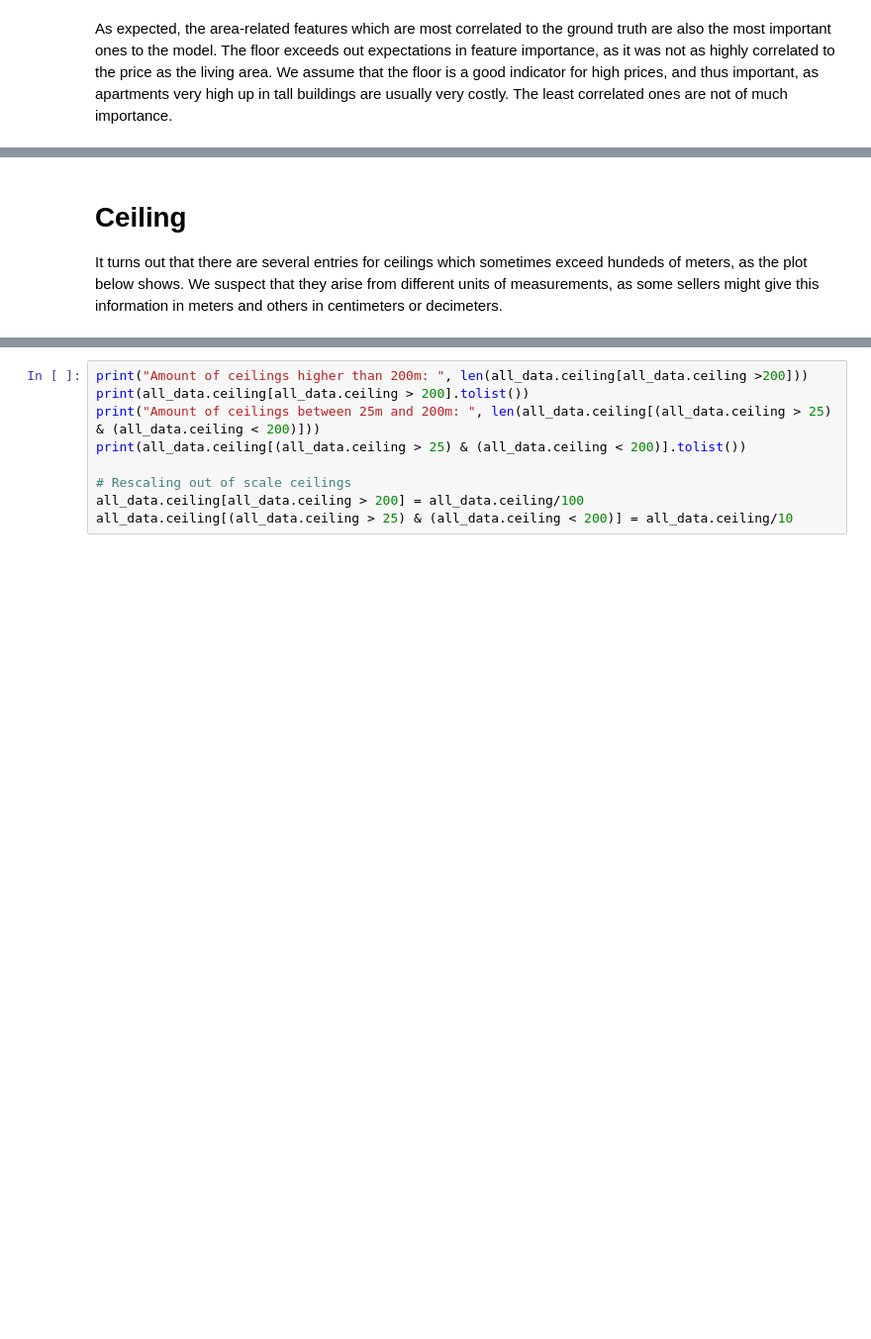
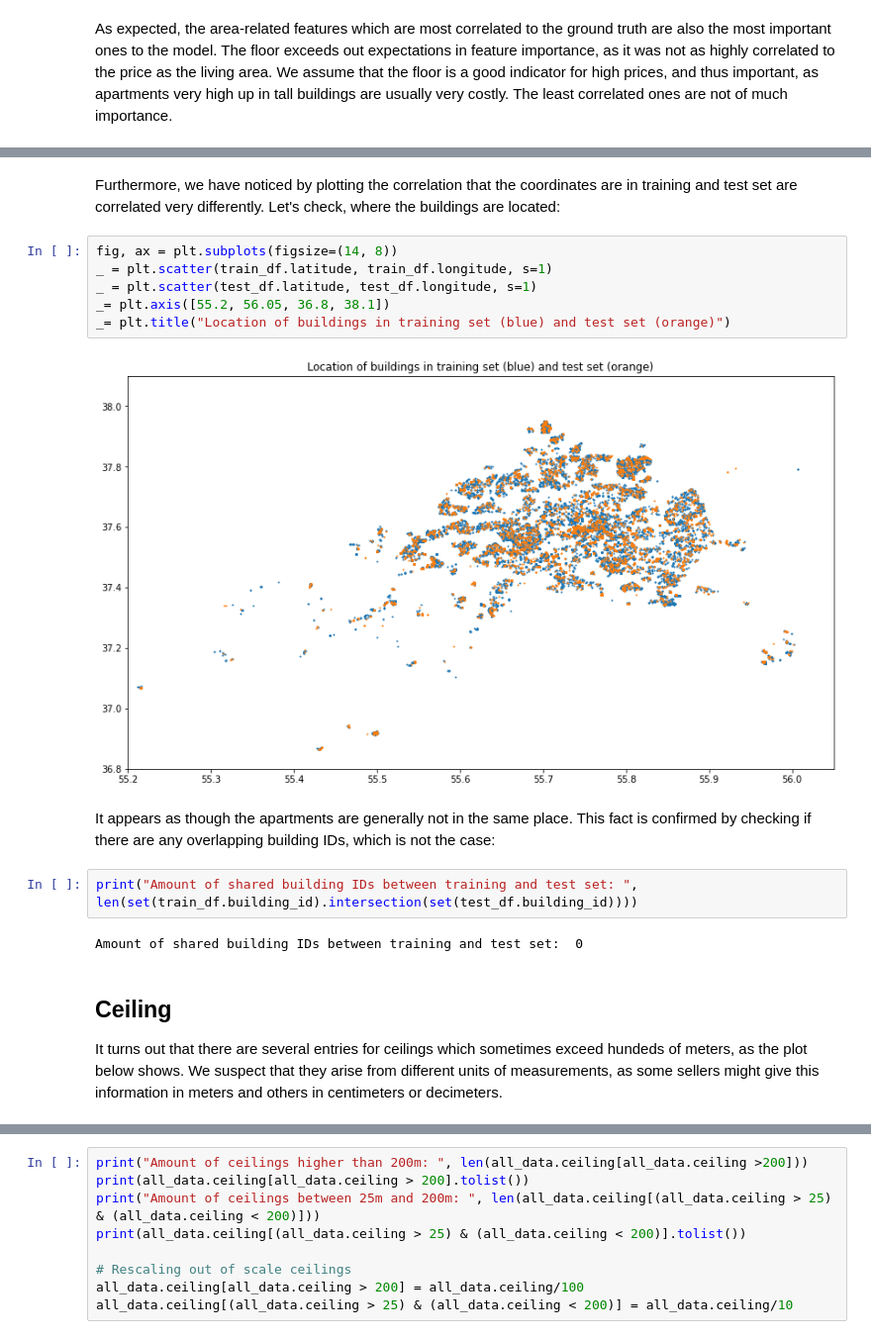
Before and after one commit to kirill-menke/house-pricing-prediction, a Jupyter notebook: group97_long_notebook.ipynb, the cells around one changed output, grey strips where cells are left out. Shown at 99% size. Saved outputs shown, nothing was run; the diff lists cells and outputs as text; blank space fills up the shorter version.

```diff
--- a/group97_long_notebook.ipynb
+++ b/group97_long_notebook.ipynb
@@ -219,4 +268,21 @@ As expected, the area-related features which are most correlated to the ground t
+# %% [markdown]
+
+Furthermore, we have noticed by plotting the correlation that the coordinates are in training and test set are correlated very differently. Let's check, where the buildings are located:
+# %%
+fig, ax = plt.subplots(figsize=(14, 8))
+_ = plt.scatter(train_df.latitude, train_df.longitude, s=1)
+_ = plt.scatter(test_df.latitude, test_df.longitude, s=1)
+_= plt.axis([55.2, 56.05, 36.8, 38.1])
+_= plt.title("Location of buildings in training set (blue) and test set (orange)")
+# %% [output]
+[figure, added]
+# %% [markdown]
+It appears as though the apartments are generally not in the same place. This fact is confirmed by checking if there are any overlapping building IDs, which is not the case:
+# %%
+print("Amount of shared building IDs between training and test set: ", len(set(train_df.building_id).intersection(set(test_df.building_id))))
+# %% [output]
+Amount of shared building IDs between training and test set:  0
 # %% [markdown]
-# Ceiling
+## Ceiling
 It turns out that there are several entries for ceilings which sometimes exceed hundeds of meters, as the plot below shows. We suspect that they arise from different units of measurements, as some sellers might give this information in meters and others in centimeters or decimeters.
 # %%
```
Also changed, not shown: parts of 22 cells of this notebook.
